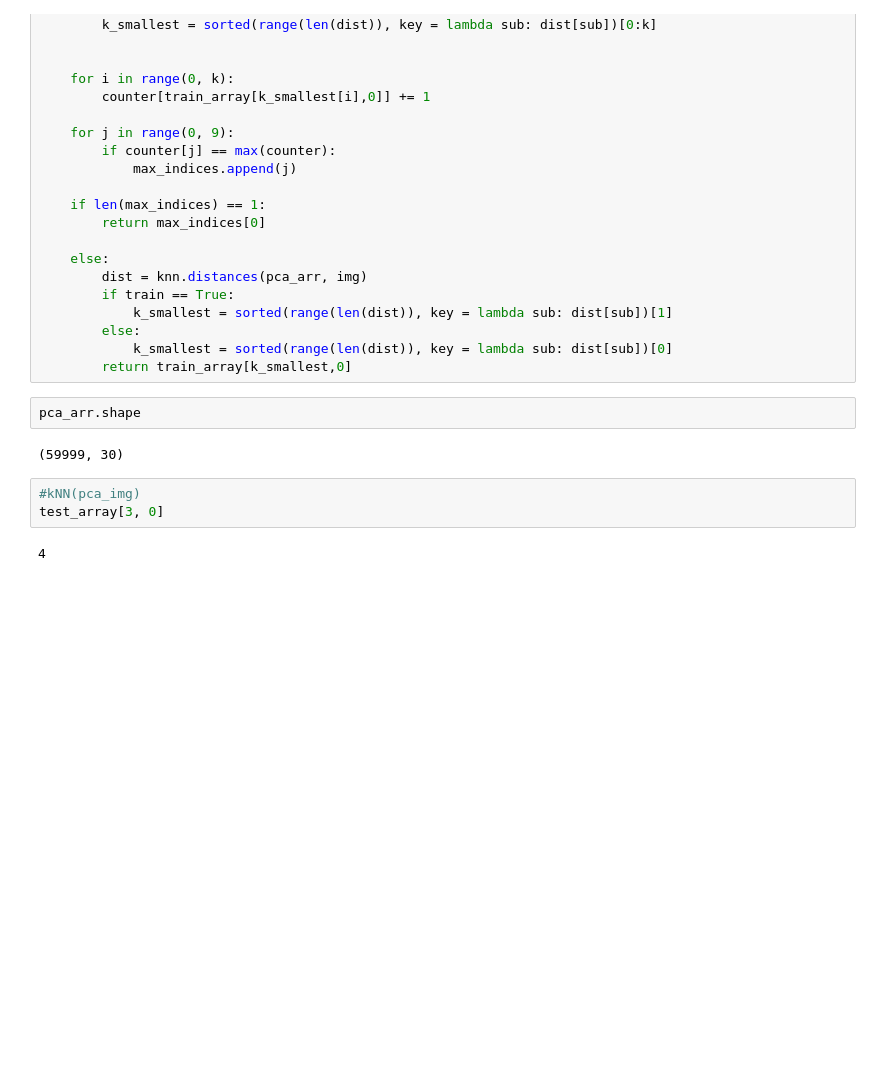
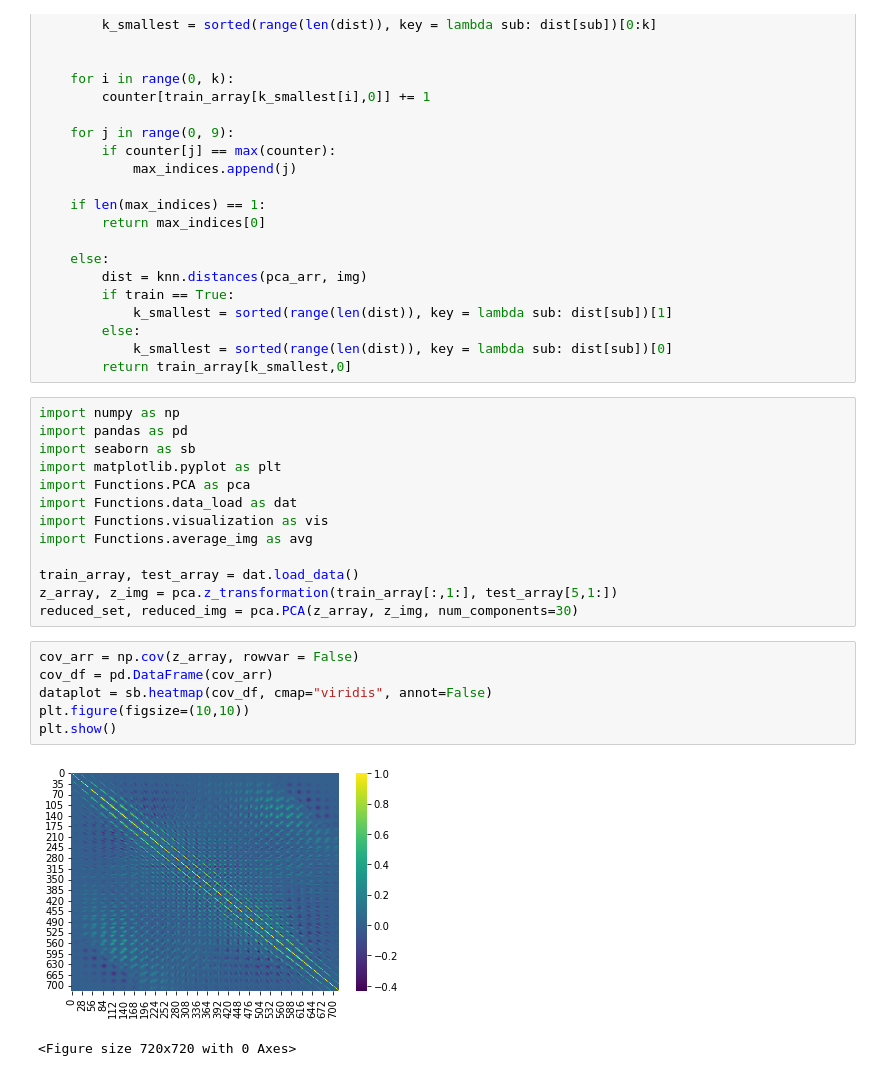
Before and after one commit to datascience-mobi-2022/2022-topic-01-team-02, a Jupyter notebook: Hellen.ipynb, the cells around one changed output. Drawn from its saved outputs; the diff is of its cells as text; blank space fills up the shorter version.

```diff
--- a/Hellen.ipynb
+++ b/Hellen.ipynb
@@ -390,12 +390,25 @@ def kNN(img, k=4, train = True):
         else:
             k_smallest = sorted(range(len(dist)), key = lambda sub: dist[sub])[0]
         return train_array[k_smallest,0]
-# %%
-pca_arr.shape
-# %% [output]
-(59999, 30)
-# %%
-#kNN(pca_img)
-test_array[3, 0]
-# %% [output]
-4
+# %%
+import numpy as np
+import pandas as pd
+import seaborn as sb
+import matplotlib.pyplot as plt
+import Functions.PCA as pca
+import Functions.data_load as dat
+import Functions.visualization as vis
+import Functions.average_img as avg
+
+train_array, test_array = dat.load_data()
+z_array, z_img = pca.z_transformation(train_array[:,1:], test_array[5,1:])
+reduced_set, reduced_img = pca.PCA(z_array, z_img, num_components=30)
+# %%
+cov_arr = np.cov(z_array, rowvar = False)
+cov_df = pd.DataFrame(cov_arr)
+dataplot = sb.heatmap(cov_df, cmap="viridis", annot=False)
+plt.figure(figsize=(10,10))
+plt.show()
+# %% [output]
+[figure, added]
+<Figure size 720x720 with 0 Axes>
```
